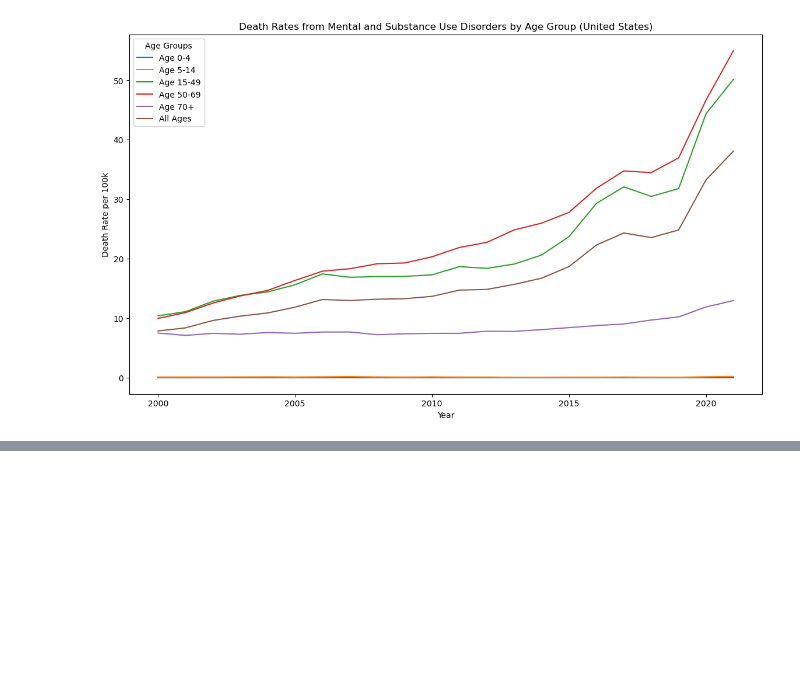
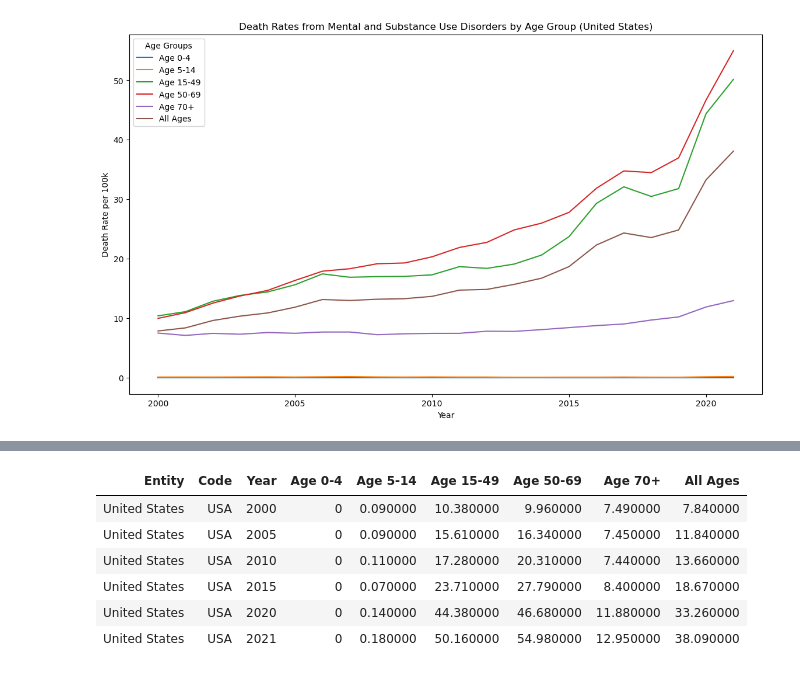
Before and after one commit to Jakef144/Bootcamp_project_1, a Jupyter notebook: code/MH_SUDs_data.ipynb, the cells around one changed output, grey strips where cells are left out. Cells and saved outputs as stored; diff of their text form; code cells hidden in the pictures; blank space fills up the shorter version.

```diff
--- a/code/MH_SUDs_data.ipynb
+++ b/code/MH_SUDs_data.ipynb
@@ -144,0 +134,18 @@ display(us_filtered_df)
+# %%
+# This information was for refernce only - starting here and below. It wasn't included in the final project.
+# Round the values
+us_filtered_df = us_filtered_df.round(2)
+
+# Apply styling
+styled_df = us_filtered_df.style.hide(axis='index')
+
+# Display the styled DataFrame
+display(styled_df)
+# %% [output]
+| Entity | Code | Year | Age 0-4 | Age 5-14 | Age 15-49 | Age 50-69 | Age 70+ | All Ages |
+| United States | USA | 2000 | 0 | 0.090000 | 10.380000 | 9.960000 | 7.490000 | 7.840000 |
+| United States | USA | 2005 | 0 | 0.090000 | 15.610000 | 16.340000 | 7.450000 | 11.840000 |
+| United States | USA | 2010 | 0 | 0.110000 | 17.280000 | 20.310000 | 7.440000 | 13.660000 |
+| United States | USA | 2015 | 0 | 0.070000 | 23.710000 | 27.790000 | 8.400000 | 18.670000 |
+| United States | USA | 2020 | 0 | 0.140000 | 44.380000 | 46.680000 | 11.880000 | 33.260000 |
+| United States | USA | 2021 | 0 | 0.180000 | 50.160000 | 54.980000 | 12.950000 | 38.090000 |
```
Also changed, not shown: parts of 9 cells of this notebook, 3 other files.
